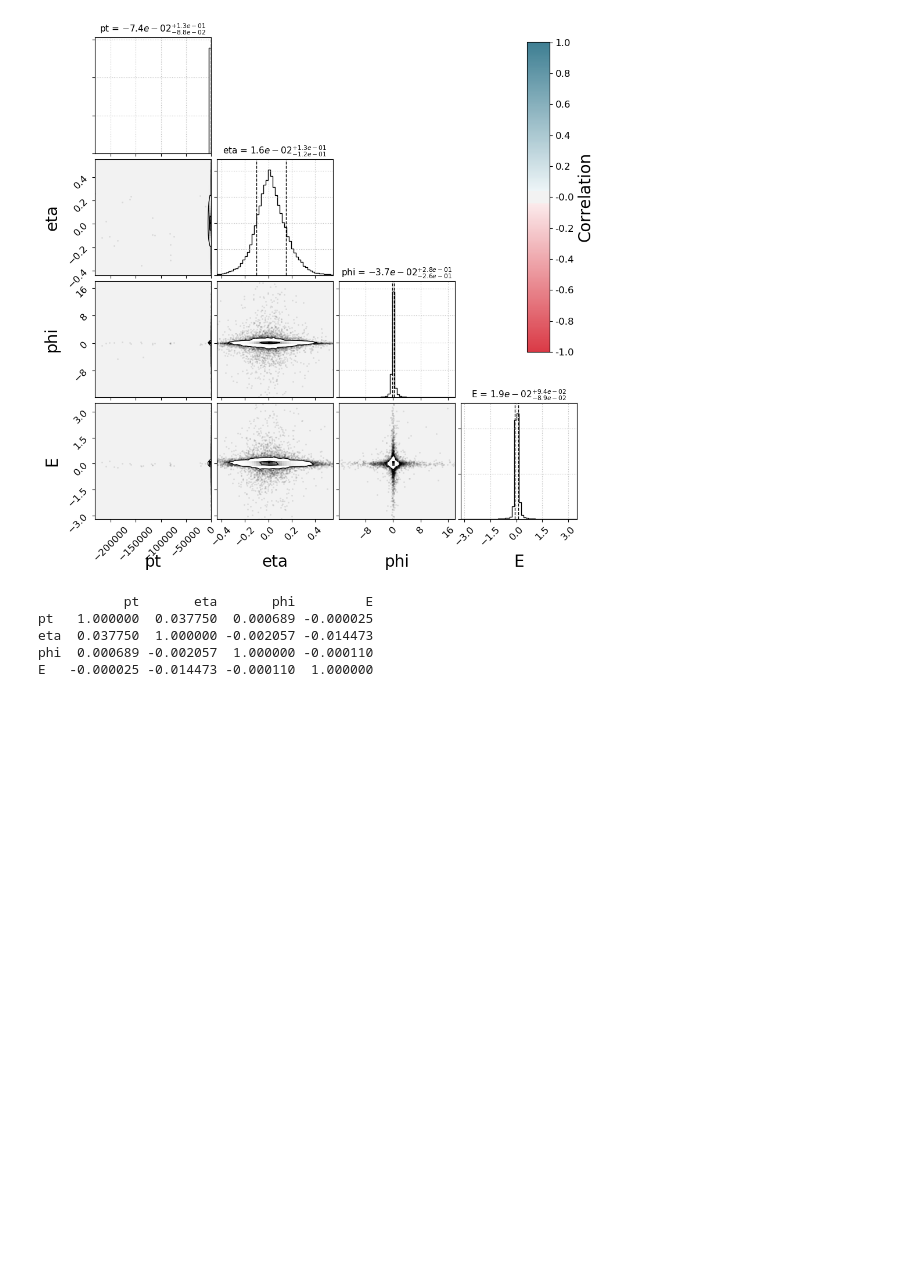
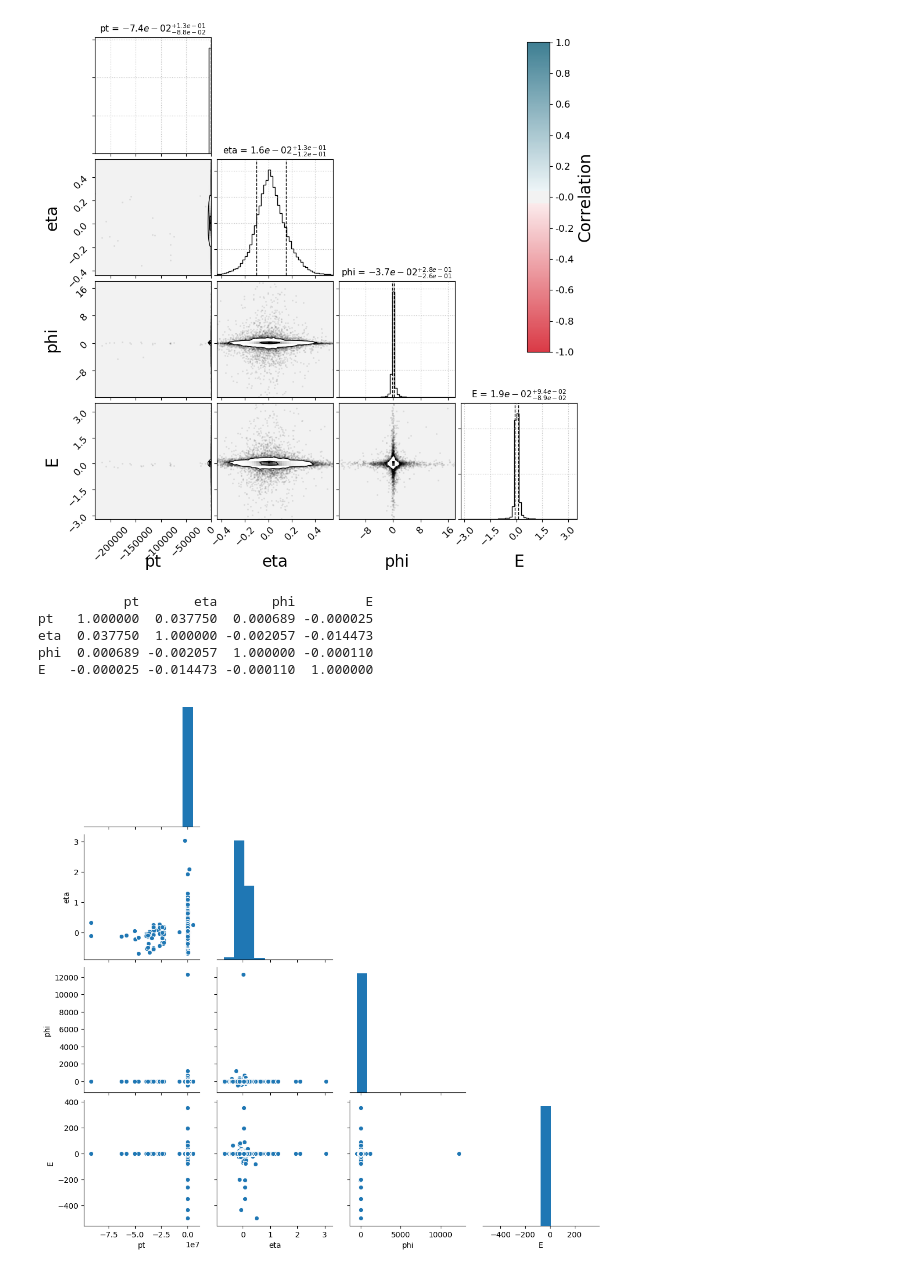
Before and after one commit to ATLAS-Autoencoders-GSoC-2020-Closed/gsoc-assignment-Mathanraj-Sharma, a Jupyter notebook: HEPAutoencoders/4D/fastai_AE_3D_100.ipynb, the cells around one changed output. Saved outputs shown, nothing was run; the diff lists cells and outputs as text; code cells hidden in the pictures; blank space fills up the shorter version.

Commit message:
sns pairplot added

```diff
--- a/HEPAutoencoders/4D/fastai_AE_3D_100.ipynb
+++ b/HEPAutoencoders/4D/fastai_AE_3D_100.ipynb
@@ -449,0 +452,5 @@ E   -0.000025 -0.014473 -0.000110  1.000000
+# %%
+sns.pairplot(res_df, corner= True)
+plt.savefig(curr_save_folder + 'corner_sns.png')
+# %% [output]
+[figure, added]
```
Also changed, not shown: parts of 2 cells of this notebook, 2 other files.
